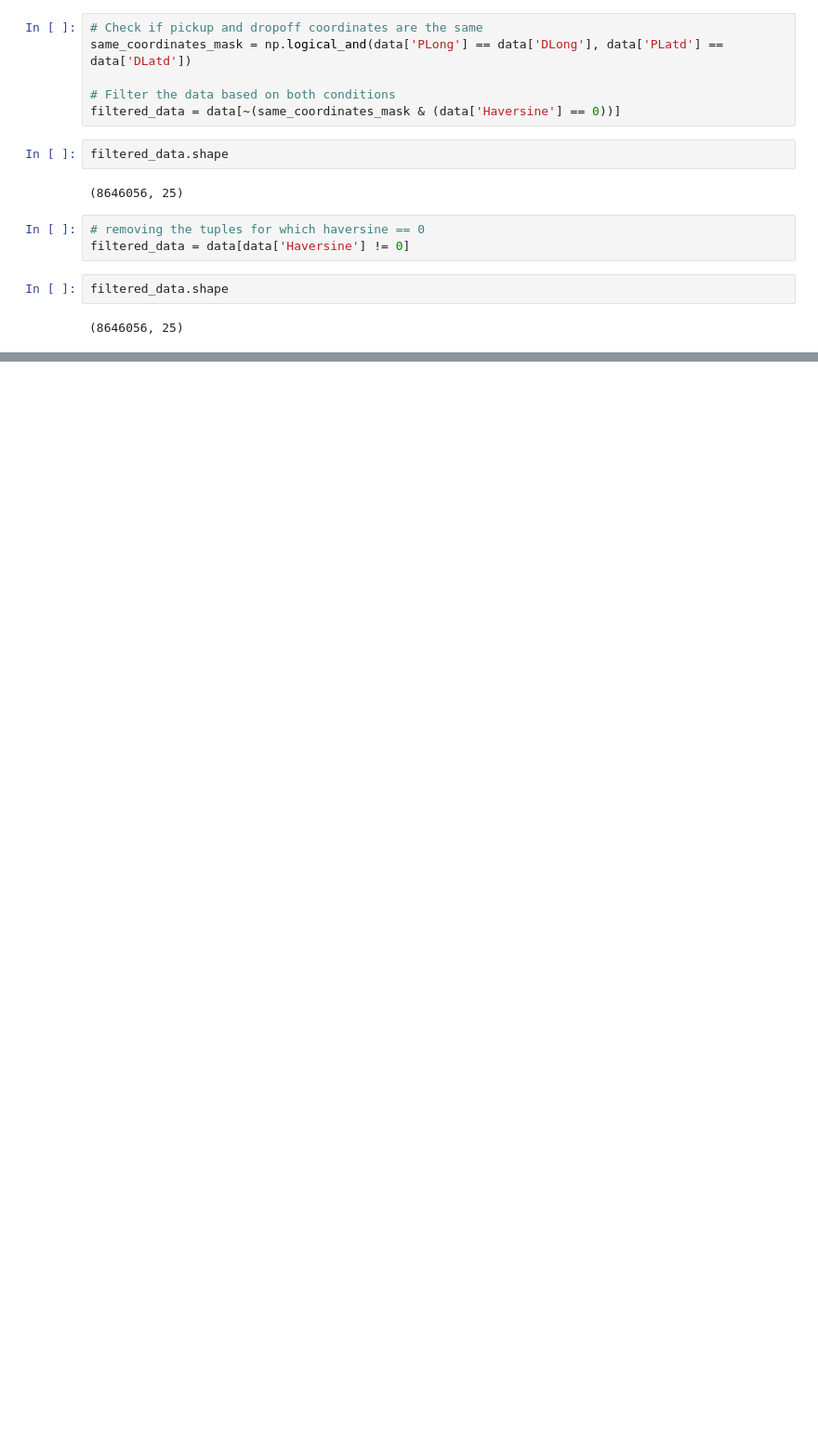
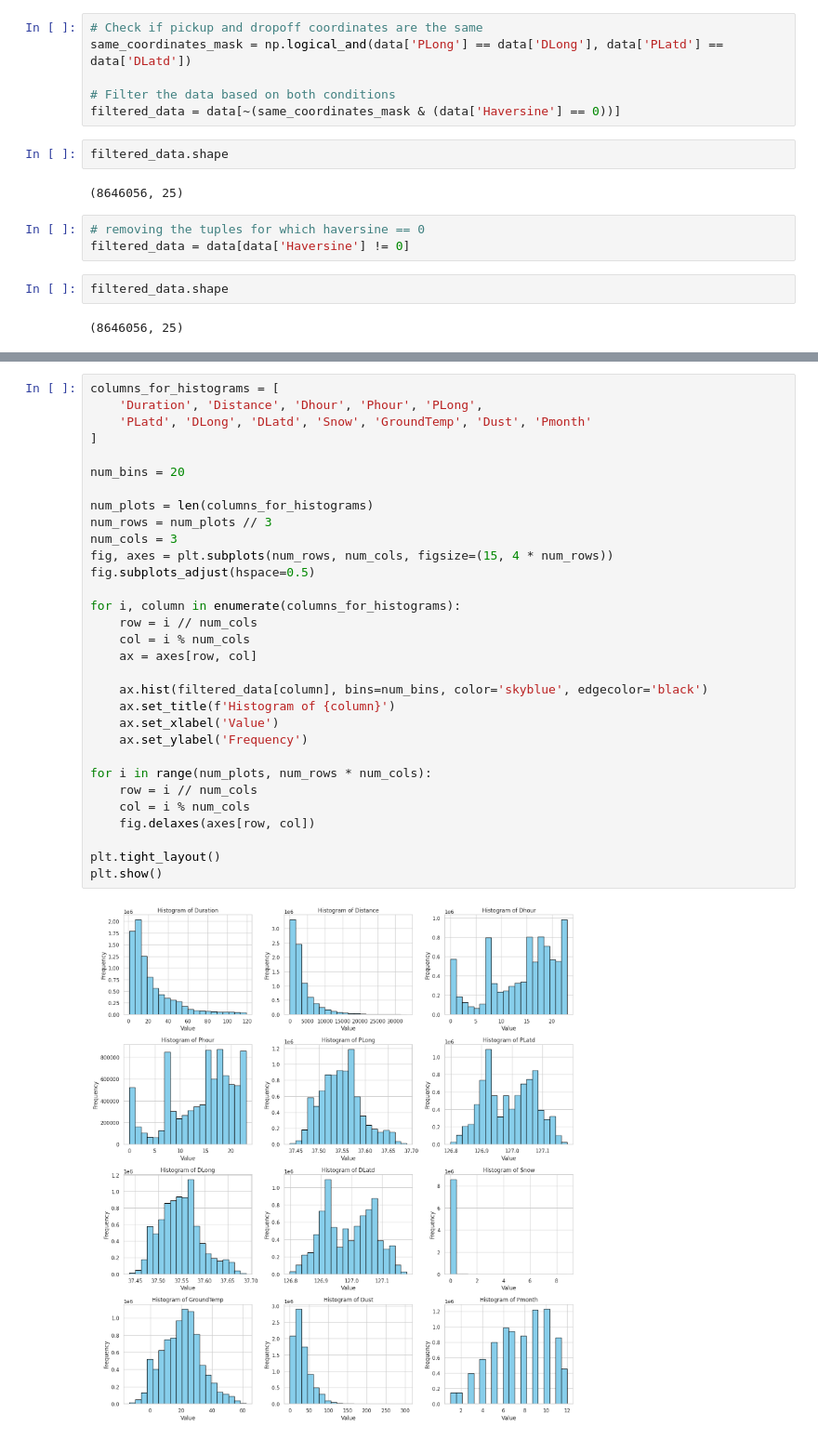
Before and after one commit to dp2292/CP01-Data-Alchemists, a Jupyter notebook: CP01_Data_Alchemists.ipynb, the cells around one changed output, grey strips where cells are left out. Shown at 93% size. Saved outputs shown, nothing was run; the diff lists cells and outputs as text; blank space fills up the shorter version.

```diff
--- a/CP01_Data_Alchemists.ipynb
+++ b/CP01_Data_Alchemists.ipynb
@@ -128,0 +199,33 @@ filtered_data.shape
+# %%
+columns_for_histograms = [
+    'Duration', 'Distance', 'Dhour', 'Phour', 'PLong',
+    'PLatd', 'DLong', 'DLatd', 'Snow', 'GroundTemp', 'Dust', 'Pmonth'
+]
+
+num_bins = 20
+
+num_plots = len(columns_for_histograms)
+num_rows = num_plots // 3
+num_cols = 3
+fig, axes = plt.subplots(num_rows, num_cols, figsize=(15, 4 * num_rows))
+fig.subplots_adjust(hspace=0.5)
+
+for i, column in enumerate(columns_for_histograms):
+    row = i // num_cols
+    col = i % num_cols
+    ax = axes[row, col]
+
+    ax.hist(filtered_data[column], bins=num_bins, color='skyblue', edgecolor='black')
+    ax.set_title(f'Histogram of {column}')
+    ax.set_xlabel('Value')
+    ax.set_ylabel('Frequency')
+
+for i in range(num_plots, num_rows * num_cols):
+    row = i // num_cols
+    col = i % num_cols
+    fig.delaxes(axes[row, col])
+
+plt.tight_layout()
+plt.show()
+# %% [output]
+[figure, added]
```
Also changed, not shown: parts of 9 cells of this notebook.
